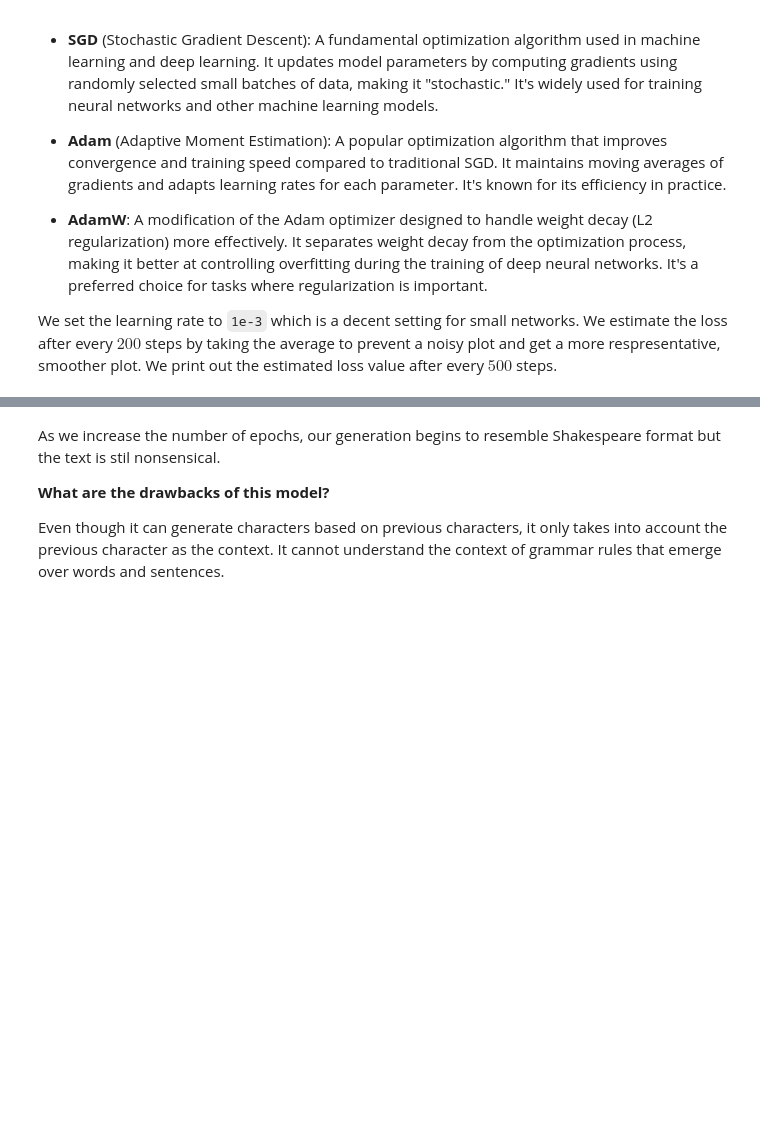
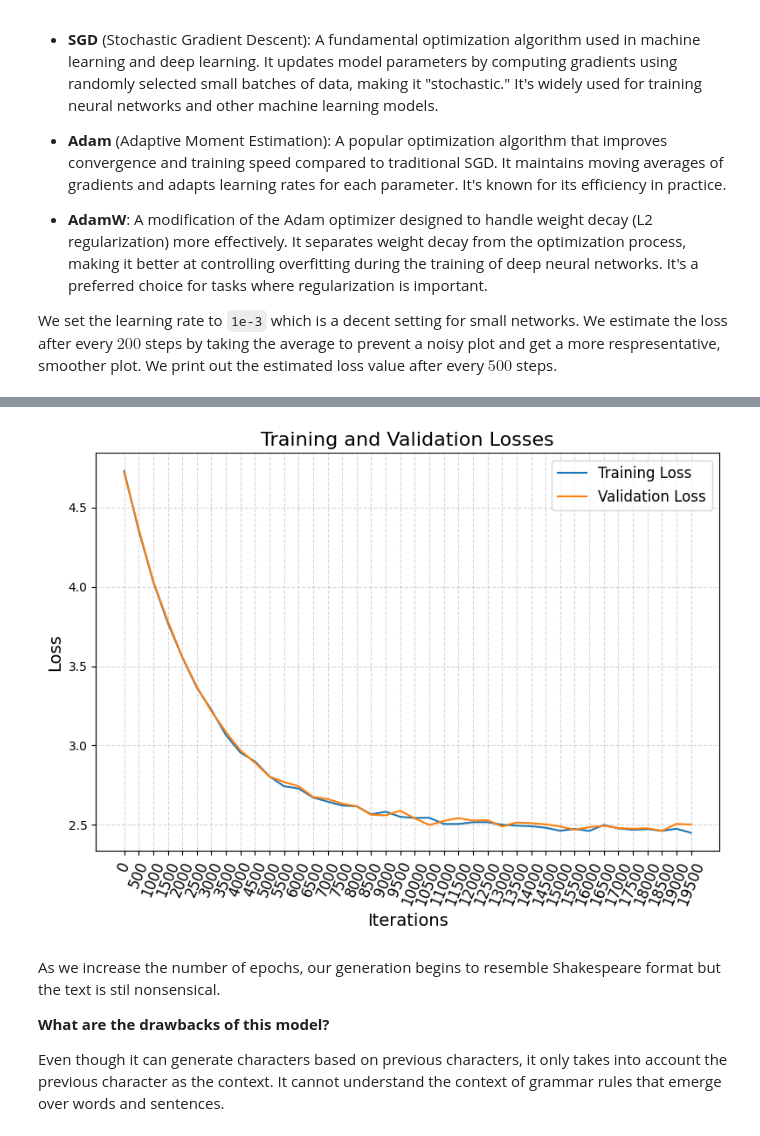
Before and after one commit to paudelsamir/365DaysOfData, a Jupyter notebook: 11-Foundations-Of-LLMS/GPT-From-Scratch/let-s-build-gpt-from-scratch-in-code-spelled-out.ipynb, the cells around one changed output, grey strips where cells are left out. Saved outputs shown, nothing was run; the diff lists cells and outputs as text; code cells hidden in the pictures; blank space fills up the shorter version.

```diff
--- a/11-Foundations-Of-LLMS/GPT-From-Scratch/let-s-build-gpt-from-scratch-in-code-spelled-out.ipynb
+++ b/11-Foundations-Of-LLMS/GPT-From-Scratch/let-s-build-gpt-from-scratch-in-code-spelled-out.ipynb
@@ -205,0 +259,11 @@ Suppose we have a `block_size` of $8$, each block actually contains 8 different
+# %%
+x = train_data[:block_size]
+# Let's say we have text: "Hello Wo"
+# x = ['H', 'e', 'l', 'l', 'o', ' ', 'W', 'o']
+# y = ['e', 'l', 'l', 'o', ' ', 'W', 'o', 'r']
+y = train_data[1:block_size+1]
+
+for t in range(block_size):
+    context = x[:t+1]  # Get characters up to position t+1
+    target = y[t]      # Get target character at position t
+    print(f"when input is {context} the target: {target}")
@@ -205,0 +279,8 @@ Suppose we have a `block_size` of $8$, each block actually contains 8 different
+# %%
+print("X:", decode(x.tolist()))
+print("Y:", decode(y.tolist()))
+
+for t in range(block_size):
+    context = x[:t+1].tolist()  # Get characters up to position t+1
+    target = y[t].tolist()      # Get target character at position t
+    print(f"{decode(context)} -> {decode([target])}")
@@ -268,3 +581,38 @@ We set the learning rate to `1e-3` which is a decent setting for small networks.
+# %%
+# Create a figure and axes
+fig, ax = plt.subplots(figsize=(8, 6))
+
+# Plot the training and validation losses
+ax.plot(epochs, train_losses, label='Training Loss')
+ax.plot(epochs, val_losses, label='Validation Loss')
+
+# Set the x-axis and y-axis labels
+ax.set_xlabel('Iterations', fontsize=14)
+ax.set_ylabel('Loss', fontsize=14)
+
+# Set the x-axis ticks and labels
+ax.set_xticks(epochs)
+ax.set_xticklabels(epochs, rotation=67.5, fontsize=12)
+
+# Set the y-axis tick format
+ax.yaxis.set_major_formatter(plt.FormatStrFormatter('%.1f'))
+
+# Set the title
+ax.set_title('Training and Validation Losses', fontsize=16)
+
+# Add a legend
+ax.legend(fontsize=12)
+
+# Add grid lines
+ax.grid(linestyle='--', alpha=0.5)
+
+# Adjust the spacing between subplots
+plt.tight_layout()
+
+# Display the plot
+plt.show()
+# %% [output]
+[figure, added]
 # %% [markdown]
 As we increase the number of epochs, our generation begins to resemble Shakespeare format but the text is stil nonsensical.
 
```
Also changed, not shown: parts of 27 cells of this notebook.
